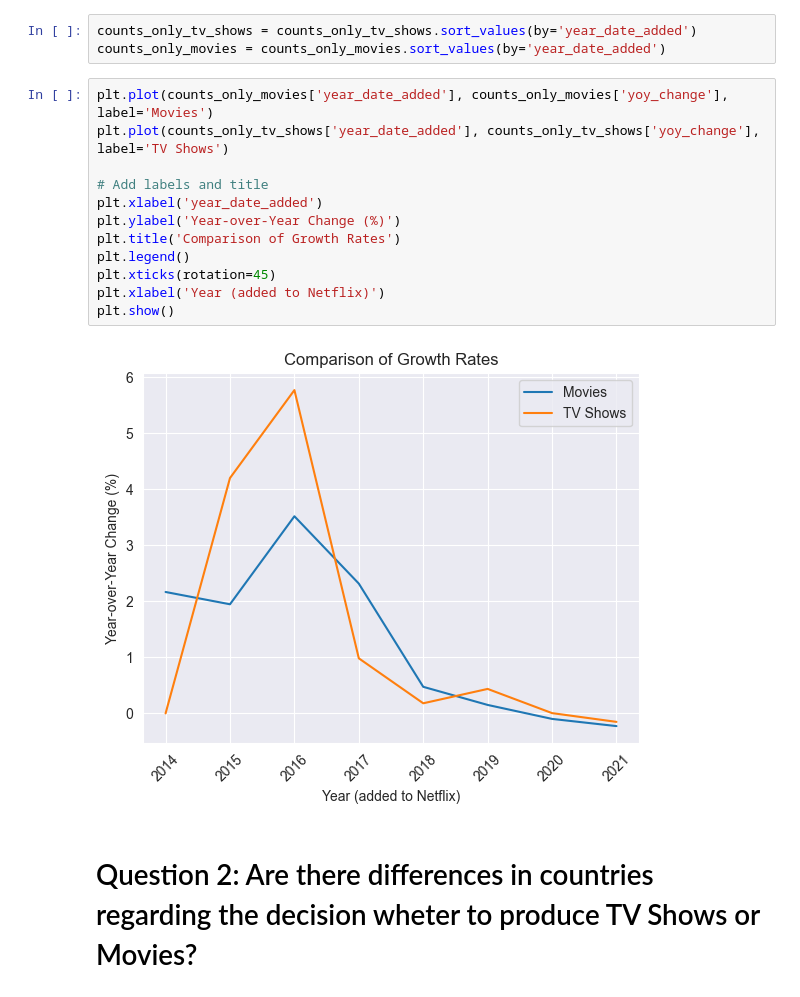
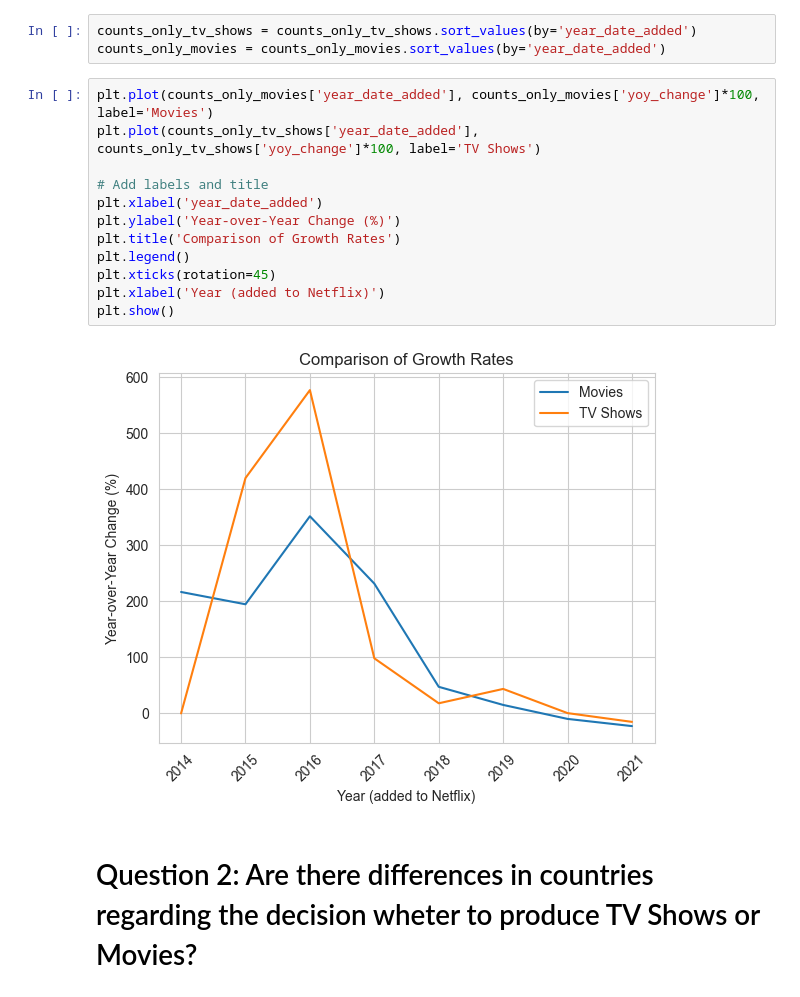
Before and after one commit to jehrnsperger/netflix, a Jupyter notebook: netflix_exploration.ipynb, the cells around one changed output. Saved outputs shown, nothing was run; the diff lists cells and outputs as text.

```diff
--- a/netflix_exploration.ipynb
+++ b/netflix_exploration.ipynb
@@ -147,19 +160,19 @@ counts_only_movies = counts_only_movies[(counts_only_movies['year_date_added'] >
 counts_only_tv_shows = counts_only_tv_shows.sort_values(by='year_date_added')
 counts_only_movies = counts_only_movies.sort_values(by='year_date_added')
 # %%
-plt.plot(counts_only_movies['year_date_added'], counts_only_movies['yoy_change'], label='Movies')
-plt.plot(counts_only_tv_shows['year_date_added'], counts_only_tv_shows['yoy_change'], label='TV Shows')
+plt.plot(counts_only_movies['year_date_added'], counts_only_movies['yoy_change']*100, label='Movies')
+plt.plot(counts_only_tv_shows['year_date_added'], counts_only_tv_shows['yoy_change']*100, label='TV Shows')
 
 # Add labels and title
 plt.xlabel('year_date_added')
 plt.ylabel('Year-over-Year Change (%)')
 plt.title('Comparison of Growth Rates')
 plt.legend()
 plt.xticks(rotation=45)
 plt.xlabel('Year (added to Netflix)')
 plt.show()
 # %% [output]
-[figure, old version]
+[figure, new version]
 # %% [markdown]
 # Question 2: Are there differences in countries regarding the decision wheter to produce TV Shows or Movies?
 # %%
```
Also changed, not shown: parts of 1 cell of this notebook, 1 other file.
